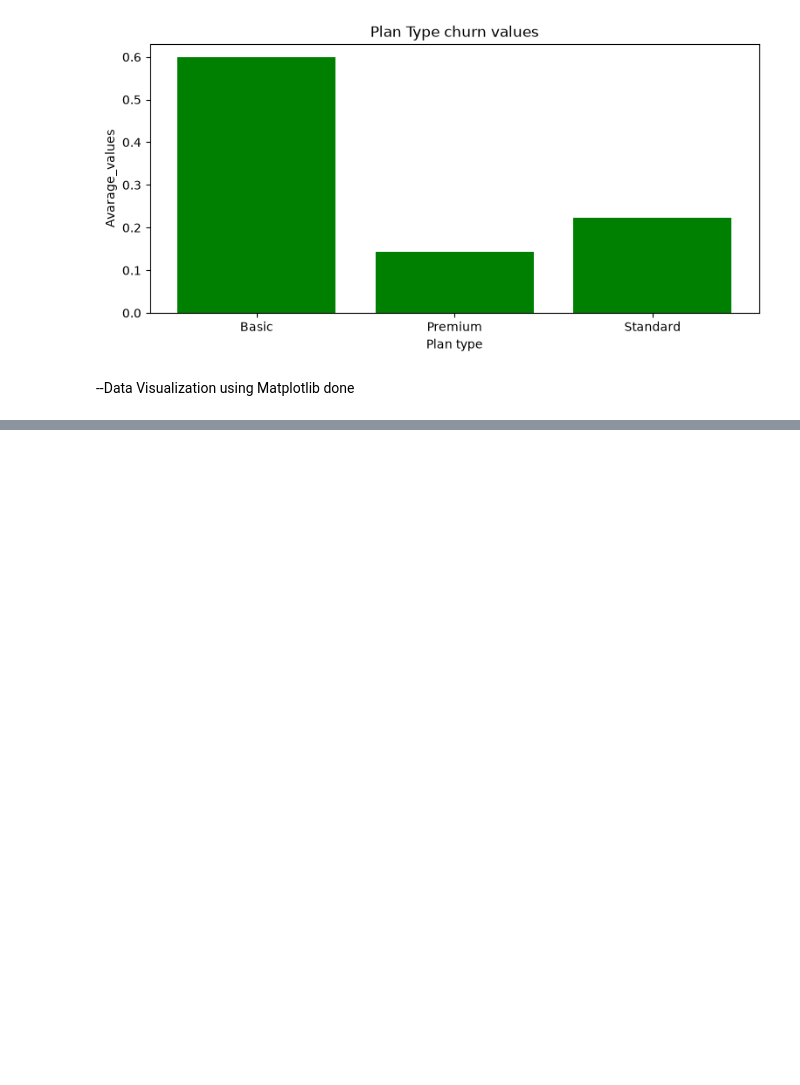
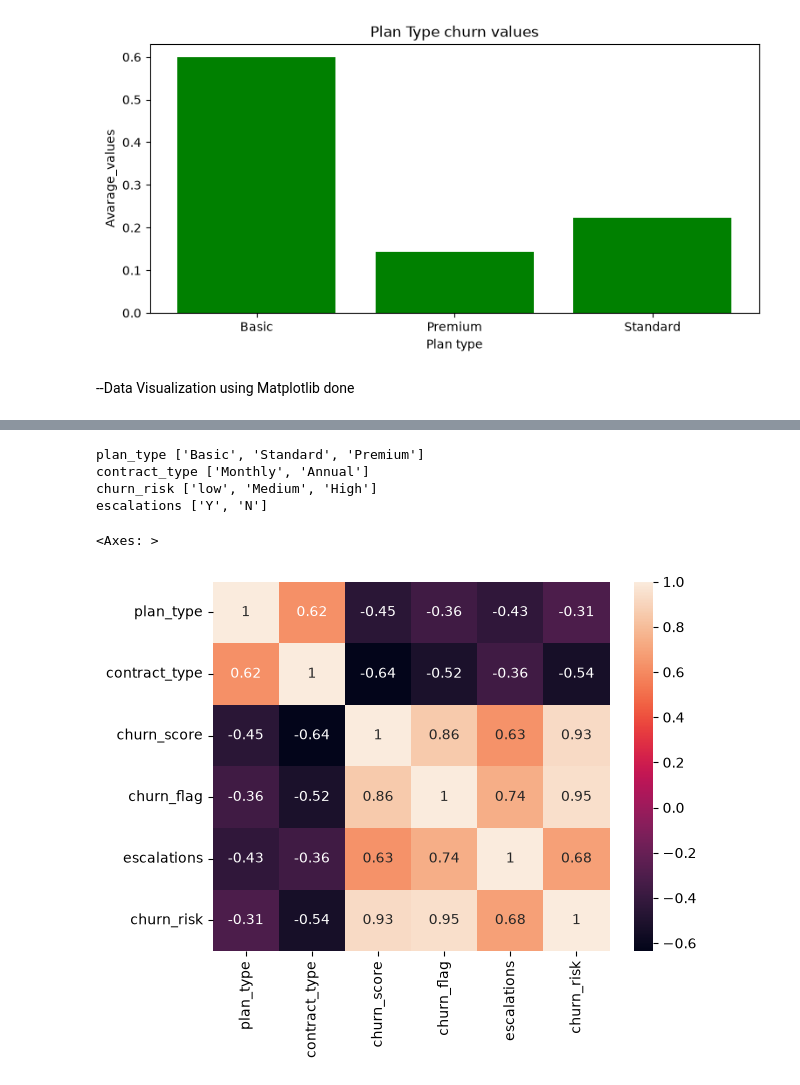
Before and after one commit to Nigam2004/Churn_Analysis, a Jupyter notebook: Churn_analysis.ipynb, the cells around one changed output, grey strips where cells are left out. Drawn from its saved outputs; the diff is of its cells as text; code cells hidden in the pictures; blank space fills up the shorter version.

Commit message:
data_visual_seaborn_done

```diff
--- a/Churn_analysis.ipynb
+++ b/Churn_analysis.ipynb
@@ -577,0 +611,22 @@ plt.show()
+# %%
+df_encode=df_visual[[ 'plan_type', 'contract_type',  'churn_score',
+       'churn_flag','escalations',  'churn_risk']]
+df_encode
+order_mapping={
+    'plan_type':['Basic','Standard','Premium'],
+    'contract_type':['Monthly','Annual'],
+    'churn_risk':['low','Medium','High'],
+    'escalations':['Y','N']
+}
+for col ,order  in order_mapping.items():
+    print(col,order)
+    df_encode[col]=pd.Categorical(df_encode[col].astype('category'),categories= order,ordered=True).codes
+
+sns.heatmap(df_encode.corr(),annot=True)
+# %% [output]
+plan_type ['Basic', 'Standard', 'Premium']
+contract_type ['Monthly', 'Annual']
+churn_risk ['low', 'Medium', 'High']
+escalations ['Y', 'N']
+<Axes: >
+[figure, added]
```
Also changed, not shown: parts of 8 cells of this notebook.
